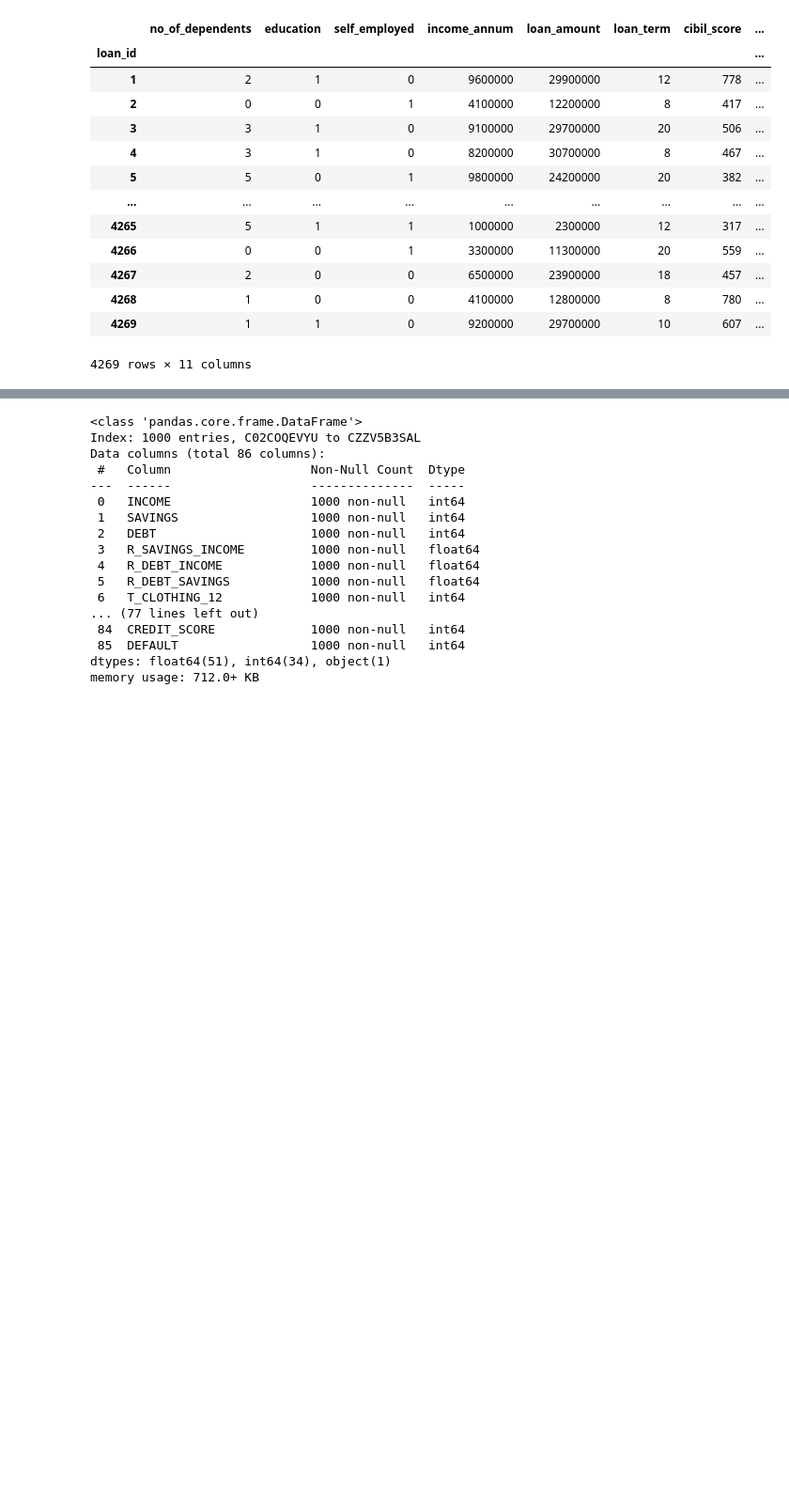
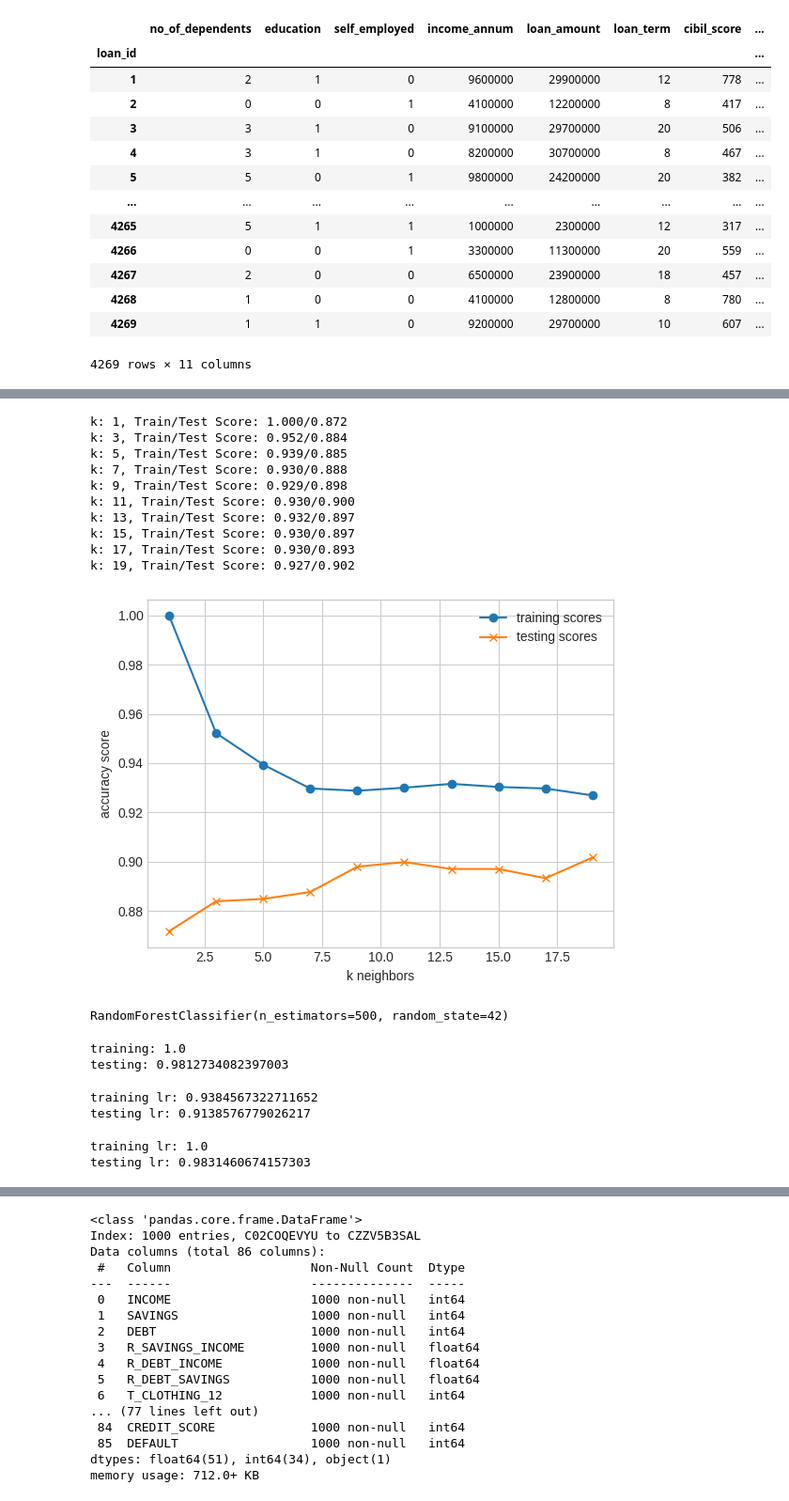
Before and after one commit to Rasesh30/p2_roku_upenn, a Jupyter notebook: p2_roku_credit_score.ipynb, the cells around one changed output, grey strips where cells are left out. Shown at 94% size. Drawn from its saved outputs; the diff is of its cells as text; code cells hidden in the pictures; blank space fills up the shorter version.

```diff
--- a/p2_roku_credit_score.ipynb
+++ b/p2_roku_credit_score.ipynb
@@ -192,5 +276,5 @@ dtype: int64
 # %%
-y=df["loan_status"]
+y=loan_approval_df["loan_status"]
 y
 # %% [output]
 |  | loan_status |
@@ -332 +401,65 @@ results_df
 1068 rows × 2 columns
+# %%
+import matplotlib.pyplot as plt
+# Loop through different k values to find which has the highest accuracy.
+# Note: We use only odd numbers because we don't want any ties.
+train_scores = []
+test_scores = []
+for k in range(1, 20, 2):
+    knn = KNeighborsClassifier(n_neighbors=k)
+    knn.fit(X_train_scaled, y_train)
+    train_score = knn.score(X_train_scaled, y_train)
+    test_score = knn.score(X_test_scaled, y_test)
+    train_scores.append(train_score)
+    test_scores.append(test_score)
+    print(f"k: {k}, Train/Test Score: {train_score:.3f}/{test_score:.3f}")
+
+# Plot the results
+plt.plot(range(1, 20, 2), train_scores, marker='o', label="training scores")
+plt.plot(range(1, 20, 2), test_scores, marker="x", label="testing scores")
+plt.xlabel("k neighbors")
+plt.ylabel("accuracy score")
+plt.legend()
+plt.show()
+# %% [output]
+k: 1, Train/Test Score: 1.000/0.872
+k: 3, Train/Test Score: 0.952/0.884
+k: 5, Train/Test Score: 0.939/0.885
+k: 7, Train/Test Score: 0.930/0.888
+k: 9, Train/Test Score: 0.929/0.898
+k: 11, Train/Test Score: 0.930/0.900
+k: 13, Train/Test Score: 0.932/0.897
+k: 15, Train/Test Score: 0.930/0.897
+k: 17, Train/Test Score: 0.930/0.893
+k: 19, Train/Test Score: 0.927/0.902
+[figure, added]
+# %%
+rf_model = RandomForestClassifier(n_estimators=500, random_state=42)
+
+# Fit the model to the training data
+rf_model.fit(X_train, y_train)
+# %% [output]
+RandomForestClassifier(n_estimators=500, random_state=42)
+# %%
+print(f"training: {rf_model.score(X_train,y_train)}")
+print(f"testing: {rf_model.score(X_test,y_test)}")
+# %% [output]
+training: 1.0
+testing: 0.9812734082397003
+# %%
+svm_model = SVC(kernel="poly")
+svm_model.fit(X_train_scaled,y_train)
+
+print("training lr:", svm_model.score(X_train_scaled, y_train))
+print("testing lr:", svm_model.score(X_test_scaled, y_test))
+# %% [output]
+training lr: 0.9384567322711652
+testing lr: 0.9138576779026217
+# %%
+dd = DecisionTreeClassifier()
+dd.fit(X_train_scaled, y_train)
+print("training lr:", dd.score(X_train_scaled, y_train))
+print("testing lr:", dd.score(X_test_scaled, y_test))
+# %% [output]
+training lr: 1.0
+testing lr: 0.9831460674157303
```
Also changed, not shown: parts of 36 cells of this notebook.
